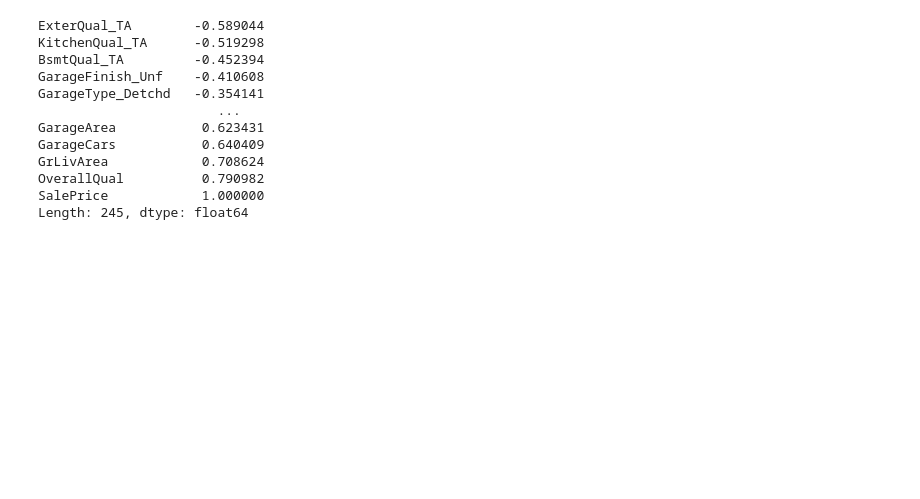
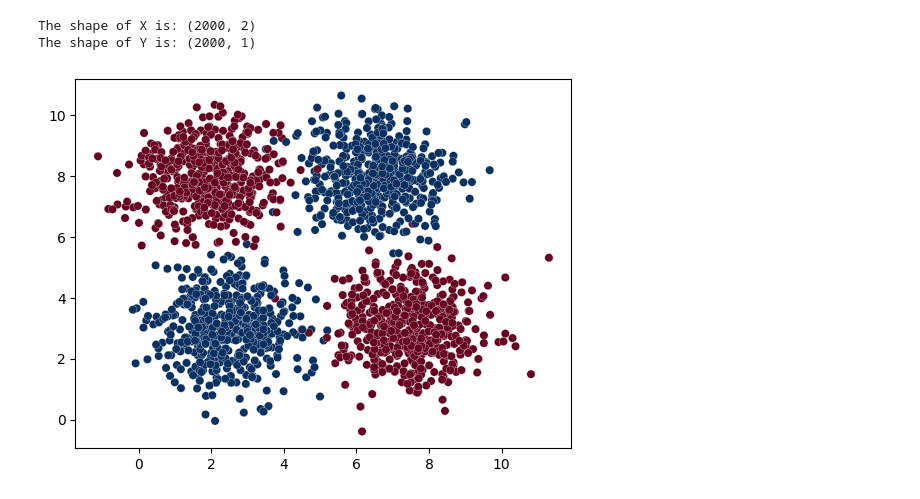
Before and after one commit to VahidTheOnly/NeuralNet-Regression-Classification, a Jupyter notebook: NeuralNet_with_Two_Layers.ipynb, the cells around one changed output. Cells and saved outputs as stored; diff of their text form; code cells hidden in the pictures; blank space fills up the shorter version.

```diff
--- a/NeuralNet_with_Two_Layers.ipynb
+++ b/NeuralNet_with_Two_Layers.ipynb
@@ -11,13 +8,17 @@ from sklearn.model_selection import train_test_split
 To enable the following instructions: SSE4.1 SSE4.2 AVX AVX2 FMA, in other operations, rebuild TensorFlow with the appropriate compiler flags.
 # %%
-# m = 2000
-# X, y = make_blobs(m, centers=([2.5, 3], [6.5, 8], [2, 8], [7.5, 3]), random_state=0)
-# y[(y == 0) | (y == 1)] = 1
-# y[(y == 2) | (y == 3)] = 0
+m = 2000
+X, y = make_blobs(m, centers=([2.5, 3], [6.5, 8], [2, 8], [7.5, 3]), random_state=0)
+y[(y == 0) | (y == 1)] = 1
+y[(y == 2) | (y == 3)] = 0
 
-# y = np.reshape(y, (-1, 1))
+y = np.reshape(y, (-1, 1))
 
-# plt.scatter(X[:, 0], X[:, 1], c=y, edgecolors='white', cmap='Dark2', linewidths=0.2);
+plt.scatter(X[:, 0], X[:, 1], c=y, cmap='RdBu', edgecolors='white', linewidths=0.2);
 
-# print ('The shape of X is: ' + str(X.shape))
-# print ('The shape of Y is: ' + str(y.shape))
+print ('The shape of X is: ' + str(X.shape))
+print ('The shape of Y is: ' + str(y.shape))
+# %% [output]
+The shape of X is: (2000, 2)
+The shape of Y is: (2000, 1)
+[figure, added]
@@ -28,16 +24,0 @@ df = pd.read_csv('house_prices_train.csv', index_col='Id', na_filter=True)
-# %%
-df = pd.get_dummies(df, drop_first=True)
-df.corrwith(df['SalePrice']).sort_values()
-# %% [output]
-ExterQual_TA        -0.589044
-KitchenQual_TA      -0.519298
-BsmtQual_TA         -0.452394
-GarageFinish_Unf    -0.410608
-GarageType_Detchd   -0.354141
-                       ...
-GarageArea           0.623431
-GarageCars           0.640409
-GrLivArea            0.708624
-OverallQual          0.790982
-SalePrice            1.000000
-Length: 245, dtype: float64
```
Also changed, not shown: parts of 15 cells of this notebook.
